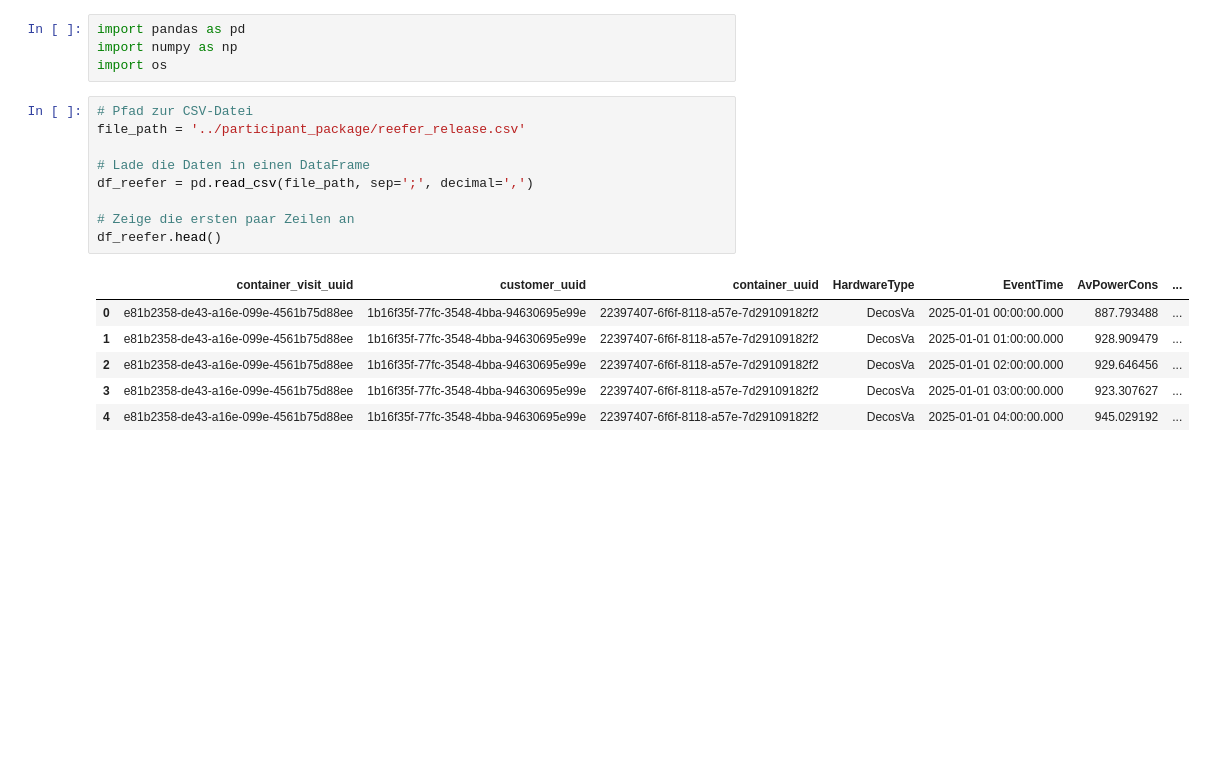
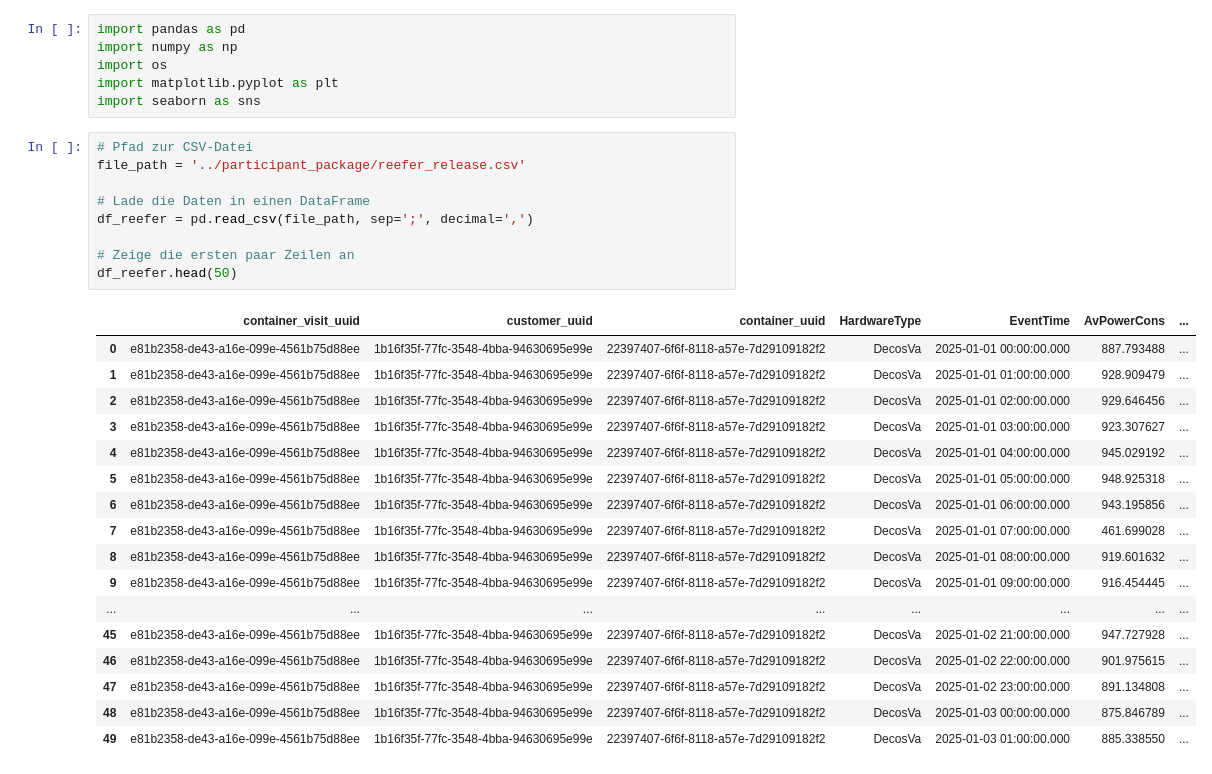
Before and after one commit to janofrank/Merge-Error, a Jupyter notebook: Ado_DE.ipynb, the cells around one changed output. Saved outputs shown, nothing was run; the diff lists cells and outputs as text; blank space fills up the shorter version.

```diff
--- a/Ado_DE.ipynb
+++ b/Ado_DE.ipynb
@@ -2,19 +2,32 @@
 import pandas as pd
 import numpy as np
 import os
+import matplotlib.pyplot as plt
+import seaborn as sns
 # %%
 # Pfad zur CSV-Datei
 file_path = '../participant_package/reefer_release.csv'
 
 # Lade die Daten in einen DataFrame
 df_reefer = pd.read_csv(file_path, sep=';', decimal=',')
 
 # Zeige die ersten paar Zeilen an
-df_reefer.head()
+df_reefer.head(50)
 # %% [output]
 |  | container_visit_uuid | customer_uuid | container_uuid | HardwareType | EventTime | AvPowerCons | ... |
 | 0 | e81b2358-de43-a16e-099e-4561b75d88ee | 1b16f35f-77fc-3548-4bba-94630695e99e | 22397407-6f6f-8118-a57e-7d29109182f2 | DecosVa | 2025-01-01 00:00:00.000 | 887.793488 | ... |
 | 1 | e81b2358-de43-a16e-099e-4561b75d88ee | 1b16f35f-77fc-3548-4bba-94630695e99e | 22397407-6f6f-8118-a57e-7d29109182f2 | DecosVa | 2025-01-01 01:00:00.000 | 928.909479 | ... |
 | 2 | e81b2358-de43-a16e-099e-4561b75d88ee | 1b16f35f-77fc-3548-4bba-94630695e99e | 22397407-6f6f-8118-a57e-7d29109182f2 | DecosVa | 2025-01-01 02:00:00.000 | 929.646456 | ... |
 | 3 | e81b2358-de43-a16e-099e-4561b75d88ee | 1b16f35f-77fc-3548-4bba-94630695e99e | 22397407-6f6f-8118-a57e-7d29109182f2 | DecosVa | 2025-01-01 03:00:00.000 | 923.307627 | ... |
 | 4 | e81b2358-de43-a16e-099e-4561b75d88ee | 1b16f35f-77fc-3548-4bba-94630695e99e | 22397407-6f6f-8118-a57e-7d29109182f2 | DecosVa | 2025-01-01 04:00:00.000 | 945.029192 | ... |
+| 5 | e81b2358-de43-a16e-099e-4561b75d88ee | 1b16f35f-77fc-3548-4bba-94630695e99e | 22397407-6f6f-8118-a57e-7d29109182f2 | DecosVa | 2025-01-01 05:00:00.000 | 948.925318 | ... |
+| 6 | e81b2358-de43-a16e-099e-4561b75d88ee | 1b16f35f-77fc-3548-4bba-94630695e99e | 22397407-6f6f-8118-a57e-7d29109182f2 | DecosVa | 2025-01-01 06:00:00.000 | 943.195856 | ... |
+| 7 | e81b2358-de43-a16e-099e-4561b75d88ee | 1b16f35f-77fc-3548-4bba-94630695e99e | 22397407-6f6f-8118-a57e-7d29109182f2 | DecosVa | 2025-01-01 07:00:00.000 | 461.699028 | ... |
+| 8 | e81b2358-de43-a16e-099e-4561b75d88ee | 1b16f35f-77fc-3548-4bba-94630695e99e | 22397407-6f6f-8118-a57e-7d29109182f2 | DecosVa | 2025-01-01 08:00:00.000 | 919.601632 | ... |
+| 9 | e81b2358-de43-a16e-099e-4561b75d88ee | 1b16f35f-77fc-3548-4bba-94630695e99e | 22397407-6f6f-8118-a57e-7d29109182f2 | DecosVa | 2025-01-01 09:00:00.000 | 916.454445 | ... |
+| ... | ... | ... | ... | ... | ... | ... | ... |
+| 45 | e81b2358-de43-a16e-099e-4561b75d88ee | 1b16f35f-77fc-3548-4bba-94630695e99e | 22397407-6f6f-8118-a57e-7d29109182f2 | DecosVa | 2025-01-02 21:00:00.000 | 947.727928 | ... |
+| 46 | e81b2358-de43-a16e-099e-4561b75d88ee | 1b16f35f-77fc-3548-4bba-94630695e99e | 22397407-6f6f-8118-a57e-7d29109182f2 | DecosVa | 2025-01-02 22:00:00.000 | 901.975615 | ... |
+| 47 | e81b2358-de43-a16e-099e-4561b75d88ee | 1b16f35f-77fc-3548-4bba-94630695e99e | 22397407-6f6f-8118-a57e-7d29109182f2 | DecosVa | 2025-01-02 23:00:00.000 | 891.134808 | ... |
+| 48 | e81b2358-de43-a16e-099e-4561b75d88ee | 1b16f35f-77fc-3548-4bba-94630695e99e | 22397407-6f6f-8118-a57e-7d29109182f2 | DecosVa | 2025-01-03 00:00:00.000 | 875.846789 | ... |
+| 49 | e81b2358-de43-a16e-099e-4561b75d88ee | 1b16f35f-77fc-3548-4bba-94630695e99e | 22397407-6f6f-8118-a57e-7d29109182f2 | DecosVa | 2025-01-03 01:00:00.000 | 885.338550 | ... |
```
Also changed, not shown: parts of 6 cells of this notebook.
